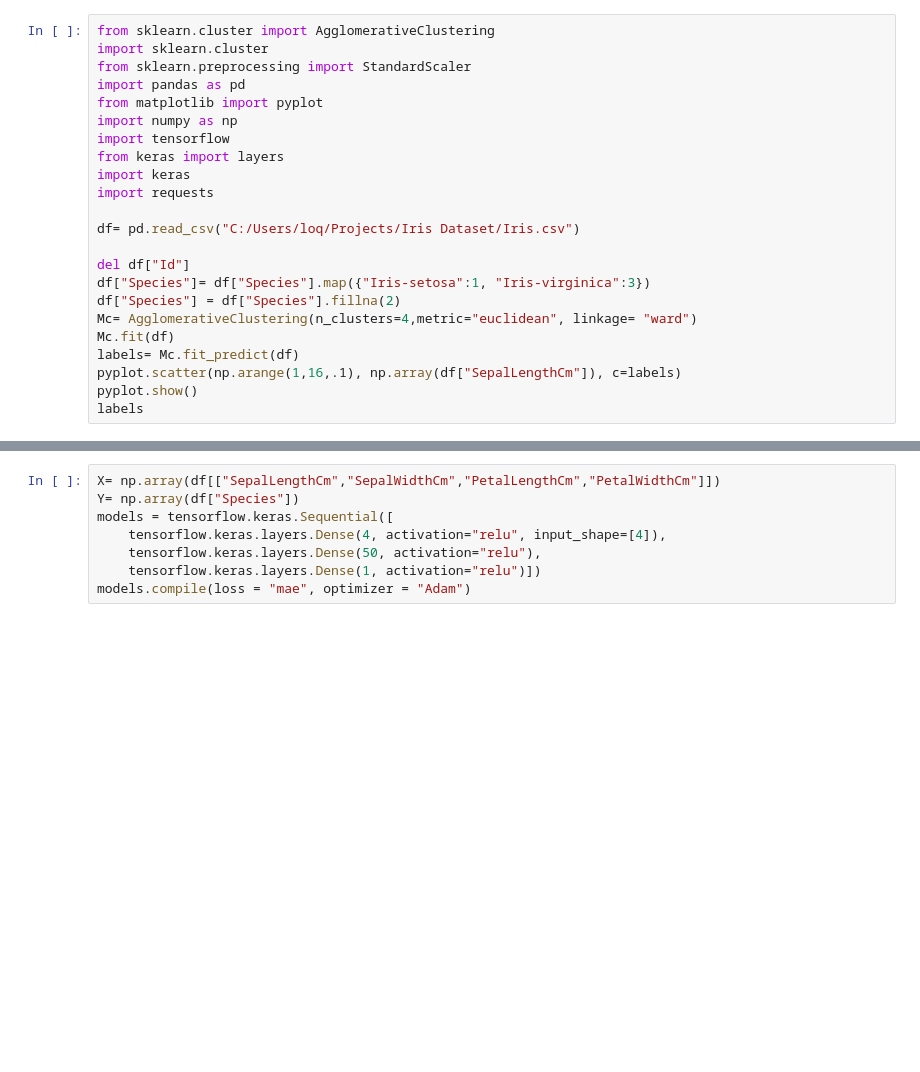
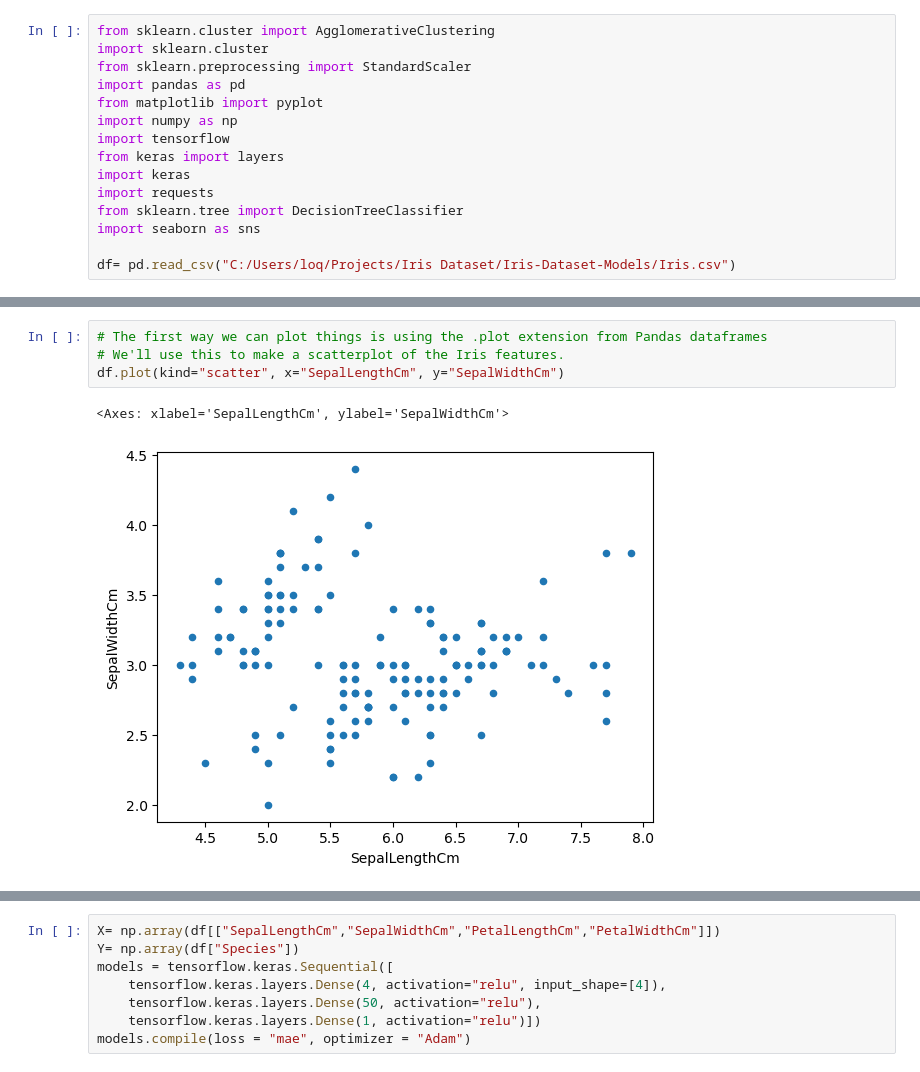
Before and after one commit to illusion2600/Iris-Dataset-Models, a Jupyter notebook: IRIS-ML-Models.ipynb, the cells around one changed output, grey strips where cells are left out. Drawn from its saved outputs; the diff is of its cells as text; blank space fills up the shorter version.

```diff
--- a/IRIS-ML-Models.ipynb
+++ b/IRIS-ML-Models.ipynb
@@ -9,15 +14,7 @@ import tensorflow
 from keras import layers
 import keras
 import requests
+from sklearn.tree import DecisionTreeClassifier
+import seaborn as sns
 
-df= pd.read_csv("C:/Users/loq/Projects/Iris Dataset/Iris.csv")
-
-del df["Id"]
-df["Species"]= df["Species"].map({"Iris-setosa":1, "Iris-virginica":3})
-df["Species"] = df["Species"].fillna(2)
-Mc= AgglomerativeClustering(n_clusters=4,metric="euclidean", linkage= "ward")
-Mc.fit(df)
-labels= Mc.fit_predict(df)
-pyplot.scatter(np.arange(1,16,.1), np.array(df["SepalLengthCm"]), c=labels)
-pyplot.show()
-labels
+df= pd.read_csv("C:/Users/loq/Projects/Iris Dataset/Iris-Dataset-Models/Iris.csv")
@@ -32,0 +56,7 @@ array([1, 1, 1, 1, 1, 1, 1, 1, 1, 1, 1, 1, 1, 1, 1, 1, 1, 1, 1, 1, 1, 1,
+# %%
+# The first way we can plot things is using the .plot extension from Pandas dataframes
+# We'll use this to make a scatterplot of the Iris features.
+df.plot(kind="scatter", x="SepalLengthCm", y="SepalWidthCm")
+# %% [output]
+<Axes: xlabel='SepalLengthCm', ylabel='SepalWidthCm'>
+[figure, added]
```
Also changed, not shown: parts of 21 cells of this notebook.
